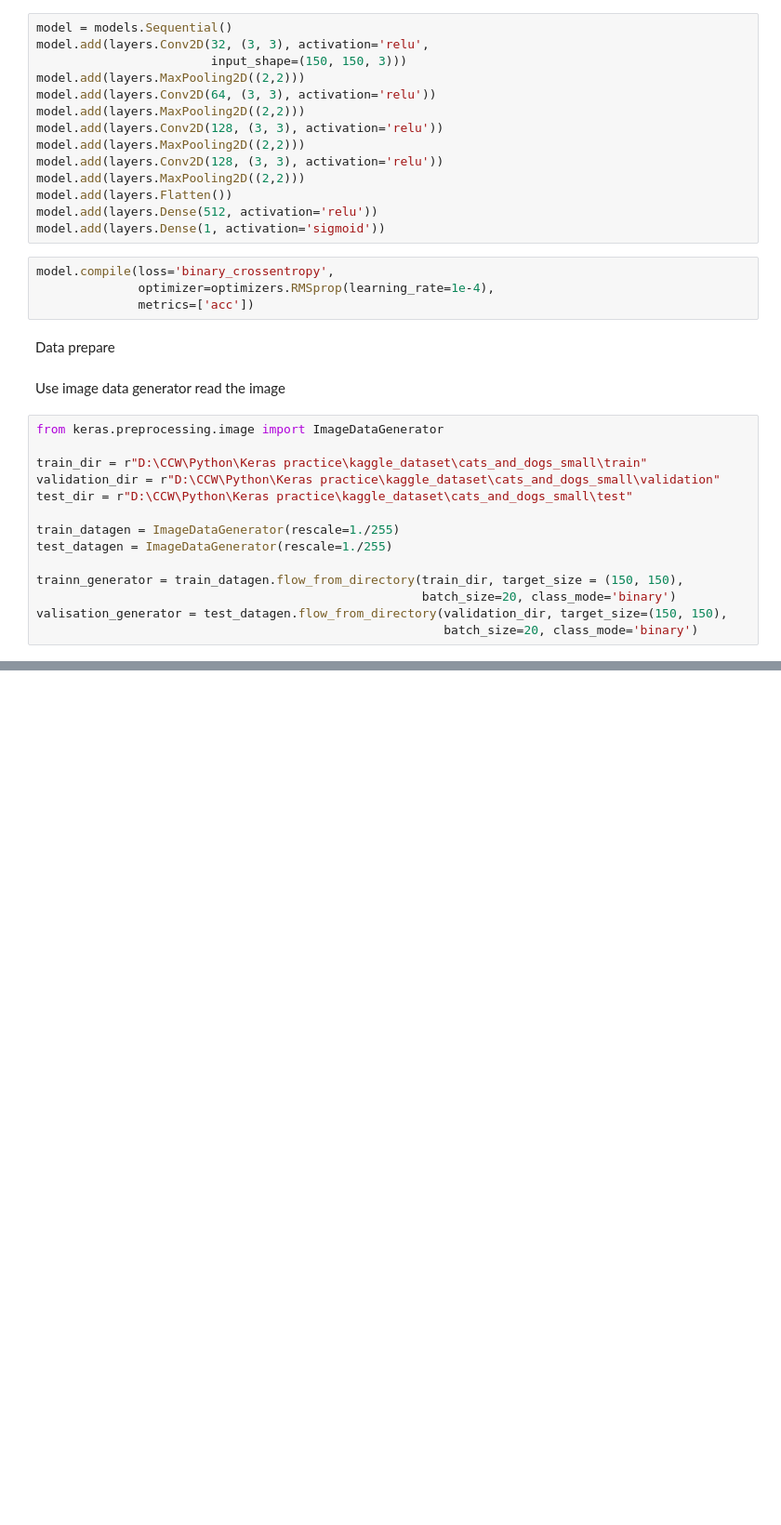
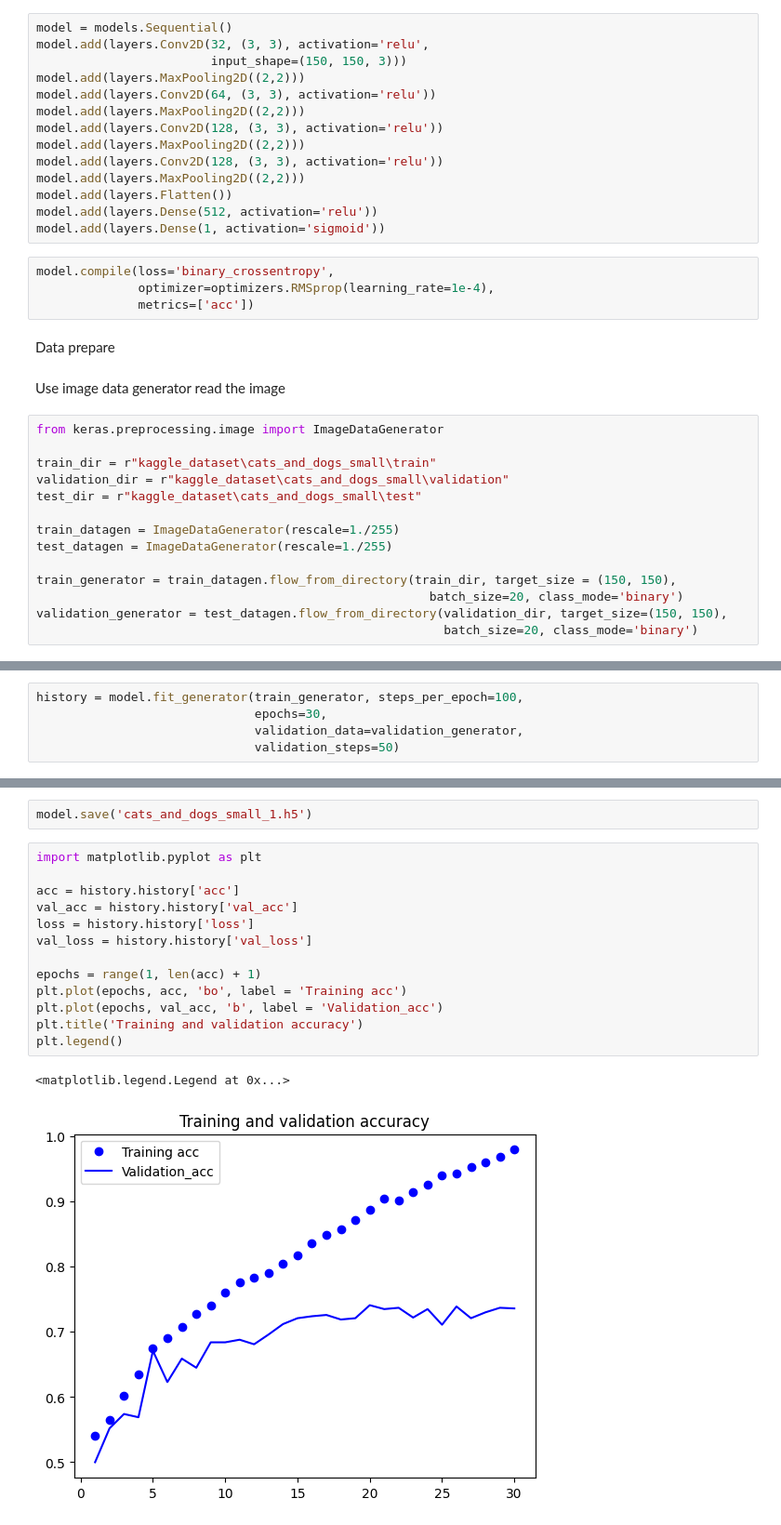
Before and after one commit to erf-non/Keras-practice, a Jupyter notebook: dogs_vs_cats.ipynb, the cells around one changed output, grey strips where cells are left out. Shown: that part at 93% size. Saved outputs shown, nothing was run; the diff lists cells and outputs as text; blank space fills up the shorter version.

```diff
--- a/dogs_vs_cats.ipynb
+++ b/dogs_vs_cats.ipynb
@@ -28,14 +28,14 @@ Use image data generator read the image
 # %%
 from keras.preprocessing.image import ImageDataGenerator
 
-train_dir = r"D:\CCW\Python\Keras practice\kaggle_dataset\cats_and_dogs_small\train"
-validation_dir = r"D:\CCW\Python\Keras practice\kaggle_dataset\cats_and_dogs_small\validation"
-test_dir = r"D:\CCW\Python\Keras practice\kaggle_dataset\cats_and_dogs_small\test"
+train_dir = r"kaggle_dataset\cats_and_dogs_small\train"
+validation_dir = r"kaggle_dataset\cats_and_dogs_small\validation"
+test_dir = r"kaggle_dataset\cats_and_dogs_small\test"
 
 train_datagen = ImageDataGenerator(rescale=1./255)
 test_datagen = ImageDataGenerator(rescale=1./255)
 
-trainn_generator = train_datagen.flow_from_directory(train_dir, target_size = (150, 150),
-                                                     batch_size=20, class_mode='binary')
-valisation_generator = test_datagen.flow_from_directory(validation_dir, target_size=(150, 150),
+train_generator = train_datagen.flow_from_directory(train_dir, target_size = (150, 150),
+                                                      batch_size=20, class_mode='binary')
+validation_generator = test_datagen.flow_from_directory(validation_dir, target_size=(150, 150),
                                                         batch_size=20, class_mode='binary')
@@ -41,0 +47,5 @@ valisation_generator = test_datagen.flow_from_directory(validation_dir, target_s
+# %%
+history = model.fit_generator(train_generator, steps_per_epoch=100,
+                              epochs=30,
+                              validation_data=validation_generator,
+                              validation_steps=50)
@@ -41,0 +73,18 @@ valisation_generator = test_datagen.flow_from_directory(validation_dir, target_s
+# %%
+model.save('cats_and_dogs_small_1.h5')
+# %%
+import matplotlib.pyplot as plt
+
+acc = history.history['acc']
+val_acc = history.history['val_acc']
+loss = history.history['loss']
+val_loss = history.history['val_loss']
+
+epochs = range(1, len(acc) + 1)
+plt.plot(epochs, acc, 'bo', label = 'Training acc')
+plt.plot(epochs, val_acc, 'b', label = 'Validation_acc')
+plt.title('Training and validation accuracy')
+plt.legend()
+# %% [output]
+<matplotlib.legend.Legend at 0x...>
+[figure, added]
```
Also changed, not shown: parts of 4 cells of this notebook, 1 other file.
